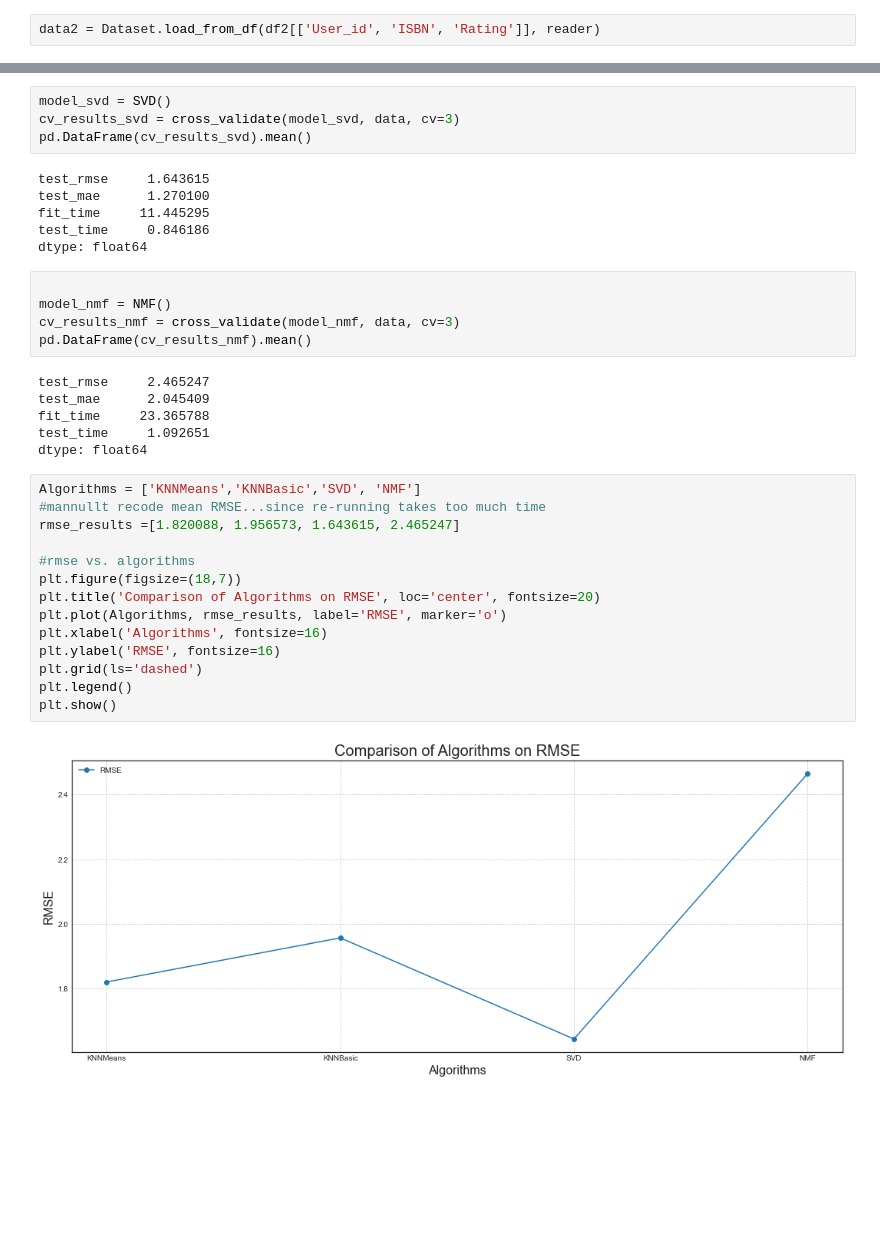
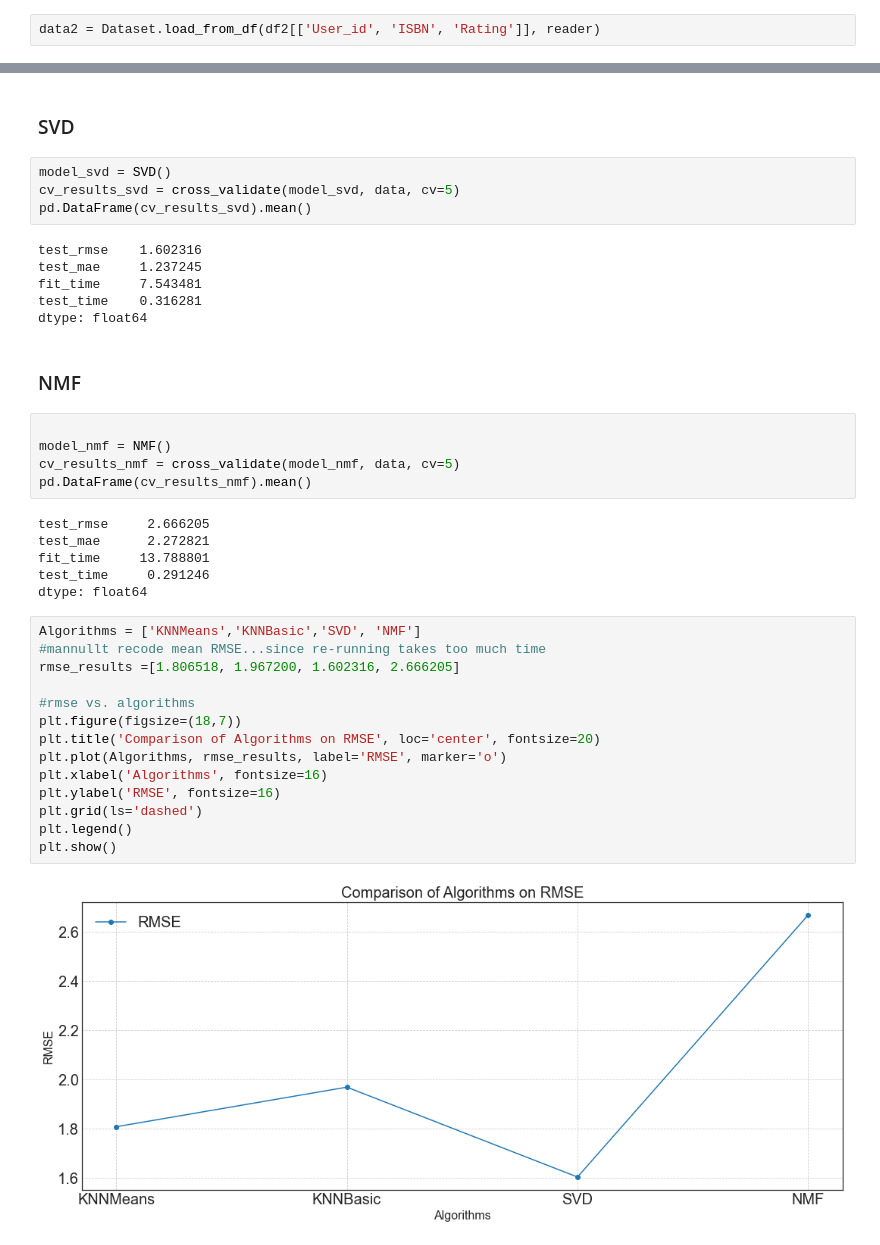
Before and after one commit to tamerhanna/Book-Crossing-, a Jupyter notebook: Book Crossing recommender system.ipynb, the cells around one changed output, grey strips where cells are left out. Cells and saved outputs as stored; diff of their text form; blank space fills up the shorter version.

```diff
--- a/Book Crossing recommender system.ipynb
+++ b/Book Crossing recommender system.ipynb
@@ -1079,38 +1147,42 @@ test_time    1.736411
 dtype: float64
+# %% [markdown]
+### SVD
 # %%
 model_svd = SVD()
-cv_results_svd = cross_validate(model_svd, data, cv=3)
+cv_results_svd = cross_validate(model_svd, data, cv=5)
 pd.DataFrame(cv_results_svd).mean()
 # %% [output]
-test_rmse     1.643615
-test_mae      1.270100
-fit_time     11.445295
-test_time     0.846186
+test_rmse    1.602316
+test_mae     1.237245
+fit_time     7.543481
+test_time    0.316281
 dtype: float64
+# %% [markdown]
+### NMF
 # %%
 
 model_nmf = NMF()
-cv_results_nmf = cross_validate(model_nmf, data, cv=3)
+cv_results_nmf = cross_validate(model_nmf, data, cv=5)
 pd.DataFrame(cv_results_nmf).mean()
 # %% [output]
-test_rmse     2.465247
-test_mae      2.045409
-fit_time     23.365788
-test_time     1.092651
+test_rmse     2.666205
+test_mae      2.272821
+fit_time     13.788801
+test_time     0.291246
 dtype: float64
 # %%
 Algorithms = ['KNNMeans','KNNBasic','SVD', 'NMF']
 #mannullt recode mean RMSE...since re-running takes too much time
-rmse_results =[1.820088, 1.956573, 1.643615, 2.465247]
+rmse_results =[1.806518, 1.967200, 1.602316, 2.666205]
 
 #rmse vs. algorithms
 plt.figure(figsize=(18,7))
 plt.title('Comparison of Algorithms on RMSE', loc='center', fontsize=20)
 plt.plot(Algorithms, rmse_results, label='RMSE', marker='o')
 plt.xlabel('Algorithms', fontsize=16)
 plt.ylabel('RMSE', fontsize=16)
 plt.grid(ls='dashed')
 plt.legend()
 plt.show()
 # %% [output]
-[figure, old version]
+[figure, new version]
```
Also changed, not shown: parts of 89 cells of this notebook.
